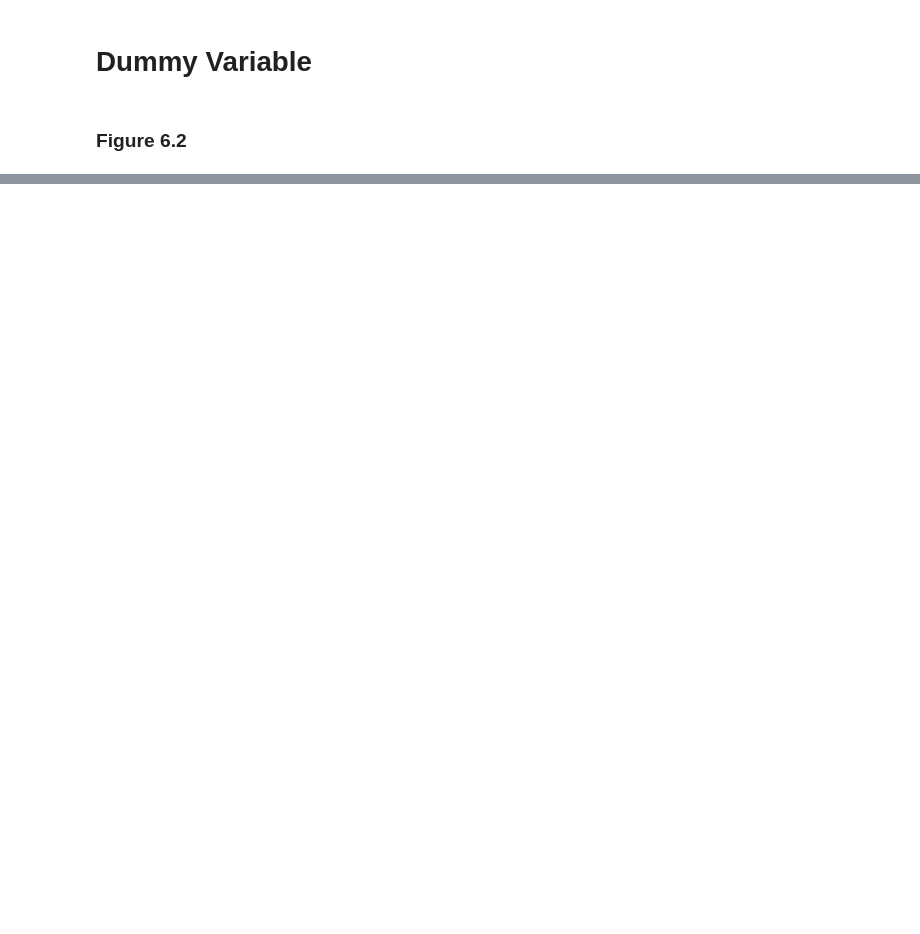
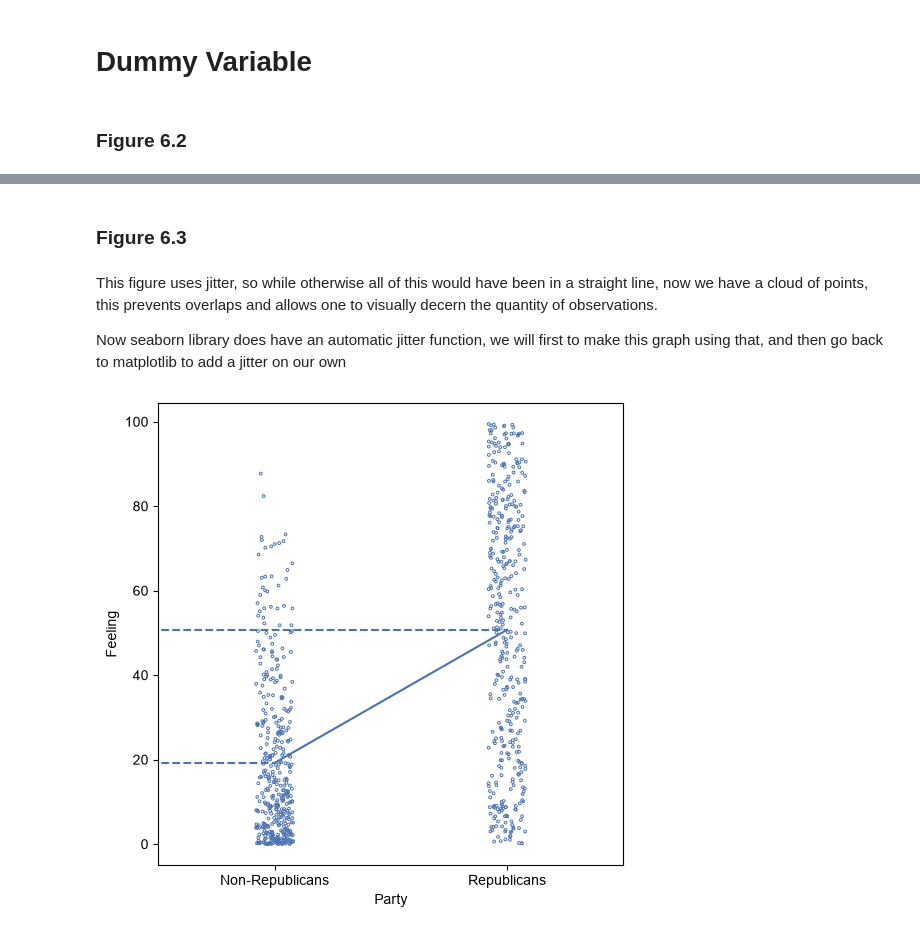
Before and after one commit to ani-research/Python-Companion-For-Real-Econometrics-by-M.Bailey, a Jupyter notebook: chapters/chapter06.ipynb, the cells around one changed output, grey strips where cells are left out. Drawn from its saved outputs; the diff is of its cells as text; code cells hidden in the pictures; blank space fills up the shorter version.

```diff
--- a/chapters/chapter06.ipynb
+++ b/chapters/chapter06.ipynb
@@ -47,0 +60,46 @@ plt.show()
+# %% [markdown]
+### Figure 6.3
+# %% [markdown]
+This figure uses jitter, so while otherwise all of this would have been in a straight line, now we have a cloud of points, this prevents overlaps and allows one to visually decern the quantity of observations.
+
+Now seaborn library does have an automatic jitter function, we will first to make this graph using that, and then go back to matplotlib to add a jitter on our own
+# %%
+np.random.seed(23)
+
+example = pd.DataFrame({
+    "Party": np.concatenate([np.zeros(400), np.ones(400)]),
+    "Feeling": np.concatenate([
+        np.random.beta(0.7, 3, 400) * 100,
+        np.random.uniform(0, 100, 400)
+    ])
+})
+
+fig, ax = plt.subplots(figsize=(6,6))
+
+sns.stripplot(
+    data=example,
+    x="Party",
+    y="Feeling",
+    jitter=0.08,                #Adding jitter of 0.08
+    size=2,
+    facecolor="none",
+    edgecolor="#4C72B0",
+    linewidth=0.7,
+    ax=ax                       # When using other libraries with matplotlib we have to tell the libraries which axis to draw on, here we only have 1 axis so, ax=ax but for more we would do ax=axes[0] etc.
+)
+
+ax.xaxis.set_major_locator(ticker.FixedLocator([0,1]))
+ax.set_xlim(-0.5,1.5)
+ax.set_xticklabels(["Non-Republicans", "Republicans"])
+
+mean0 = example.loc[example["Party"]==0, "Feeling"].mean()
+mean1 = example.loc[example["Party"]==1, "Feeling"].mean()
+
+ax.plot([0,1],[mean0,mean1], color="#4C72B0")
+ax.hlines(mean0, -1, 0, linestyle="--", color="#4C72B0")
+ax.hlines(mean1, -1, 1, linestyle="--", color="#4C72B0")
+
+
+plt.show()
+# %% [output]
+[figure, added]
```
Also changed, not shown: parts of 5 cells of this notebook.
